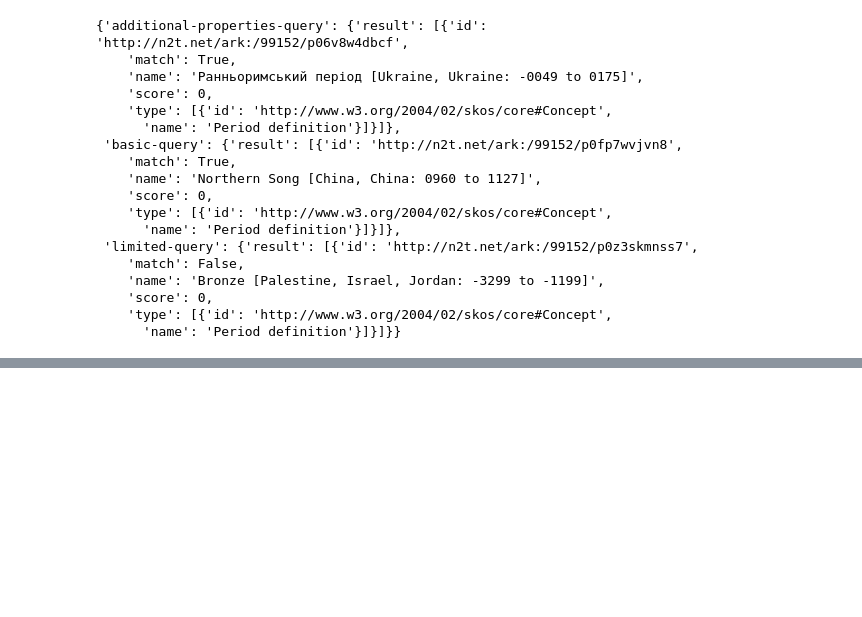
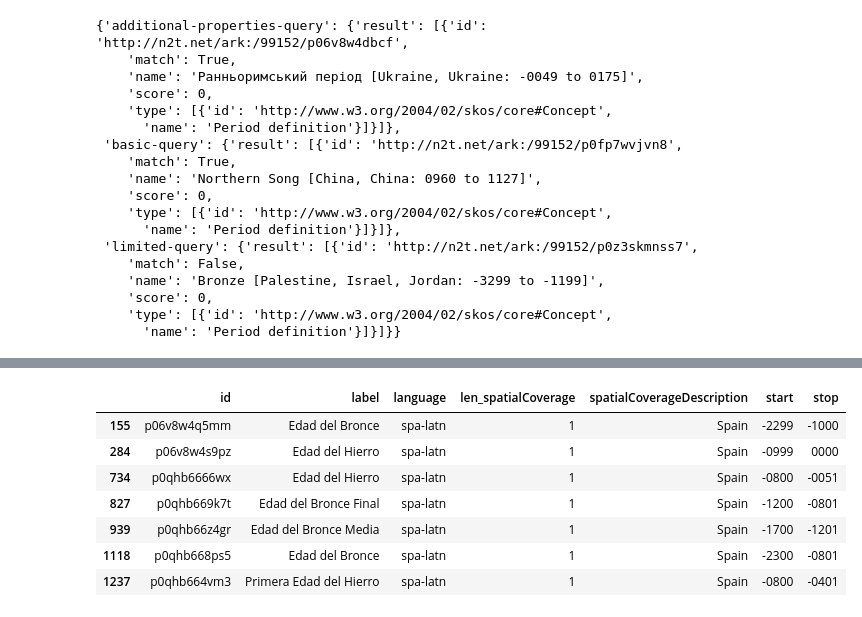
Before and after one commit to periodo/periodo-reconciler-py, a Jupyter notebook: notebooks/analysis_of_reconciliation_data.ipynb, the cells around one changed output, grey strips where cells are left out. Cells and saved outputs as stored; diff of their text form; code cells hidden in the pictures; blank space fills up the shorter version.

```diff
--- a/notebooks/analysis_of_reconciliation_data.ipynb
+++ b/notebooks/analysis_of_reconciliation_data.ipynb
@@ -222,0 +313,16 @@ r
+# %%
+location = "Spain"
+start = -1500
+stop = -714
+
+
+ddf[ddf.apply(possible_spatial_temporal(location,start,stop, location_strict=True), axis=1)]
+# %% [output]
+|  | id | label | language | len_spatialCoverage | spatialCoverageDescription | start | stop |
+| 155 | p06v8w4q5mm | Edad del Bronce | spa-latn | 1 | Spain | -2299 | -1000 |
+| 284 | p06v8w4s9pz | Edad del Hierro | spa-latn | 1 | Spain | -0999 | 0000 |
+| 734 | p0qhb6666wx | Edad del Hierro | spa-latn | 1 | Spain | -0800 | -0051 |
+| 827 | p0qhb669k7t | Edad del Bronce Final | spa-latn | 1 | Spain | -1200 | -0801 |
+| 939 | p0qhb66z4gr | Edad del Bronce Media | spa-latn | 1 | Spain | -1700 | -1201 |
+| 1118 | p0qhb668ps5 | Edad del Bronce | spa-latn | 1 | Spain | -2300 | -0801 |
+| 1237 | p0qhb664vm3 | Primera Edad del Hierro | spa-latn | 1 | Spain | -0800 | -0401 |
```
Also changed, not shown: parts of 10 cells of this notebook, 5 other files.
